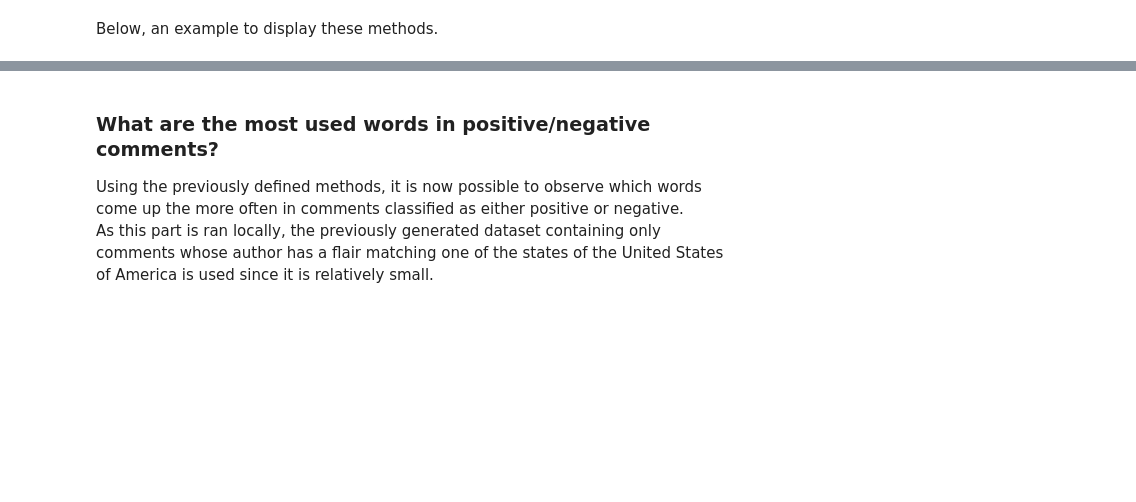
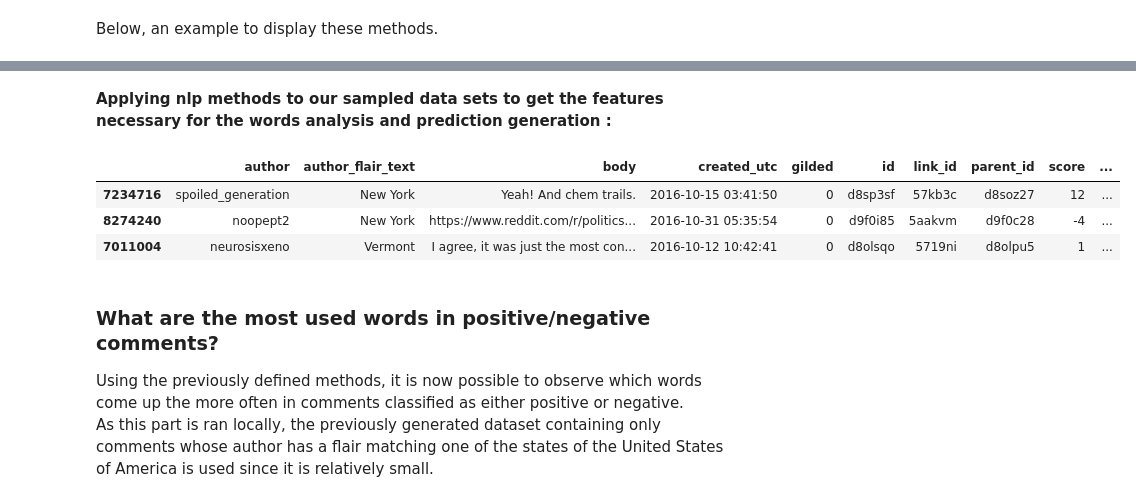
Before and after one commit to arthishow/Project, a Jupyter notebook: Final project.ipynb, the cells around one changed output, grey strips where cells are left out. Saved outputs shown, nothing was run; the diff lists cells and outputs as text; code cells hidden in the pictures; blank space fills up the shorter version.

```diff
--- a/Final project.ipynb
+++ b/Final project.ipynb
@@ -190,0 +217,4 @@ print(len(state_full))
+# %%
+flair_politics = politics[politics['author_flair_text'].isin(state_full) | politics['author_flair_text'].isin(abbreviation)]
+flair_politics.to_parquet(DATA_PATH + 'flair_politics.parquet')
+flair_politics = pd.read_parquet(DATA_PATH + 'flair_politics.parquet')
@@ -285,0 +312,2 @@ nltk.FreqDist(dict(sample.iloc[0]['wordcount'].most_common(10))).plot()
+# %% [markdown]
+**Applying nlp methods to our sampled data sets to get the features necessary for the words analysis and prediction generation :**
@@ -285,0 +319,7 @@ nltk.FreqDist(dict(sample.iloc[0]['wordcount'].most_common(10))).plot()
+# %%
+flair_politics.sample(3)
+# %% [output]
+|  | author | author_flair_text | body | created_utc | gilded | id | link_id | parent_id | score | ... |
+| 7234716 | spoiled_generation | New York | Yeah! And chem trails. | 2016-10-15 03:41:50 | 0 | d8sp3sf | 57kb3c | d8soz27 | 12 | ... |
+| 8274240 | noopept2 | New York | https://www.reddit.com/r/politics... | 2016-10-31 05:35:54 | 0 | d9f0i85 | 5aakvm | d9f0c28 | -4 | ... |
+| 7011004 | neurosisxeno | Vermont | I agree, it was just the most con... | 2016-10-12 10:42:41 | 0 | d8olsqo | 5719ni | d8olpu5 | 1 | ... |
```
Also changed, not shown: parts of 49 cells of this notebook.
